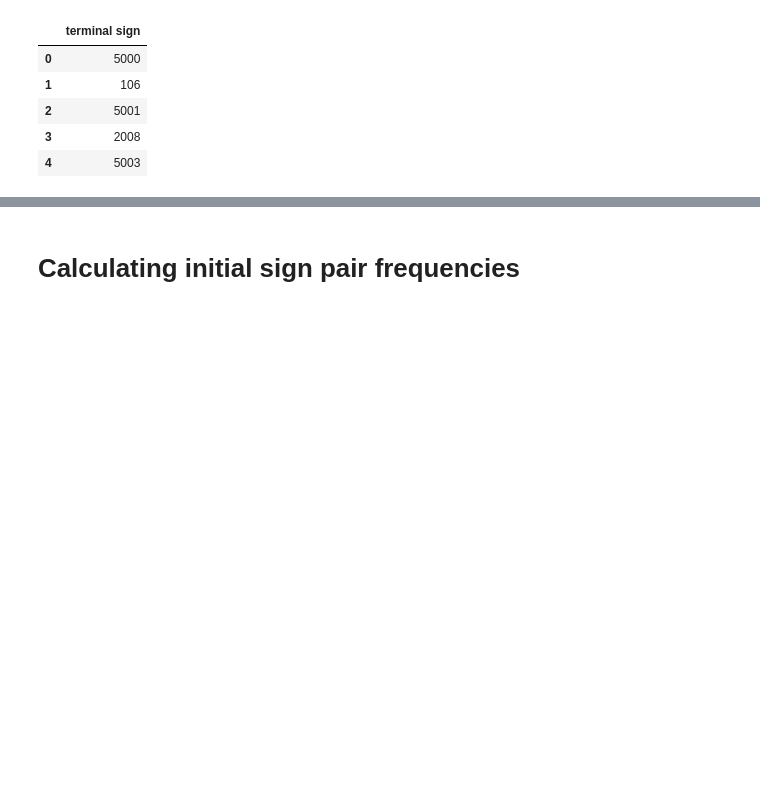
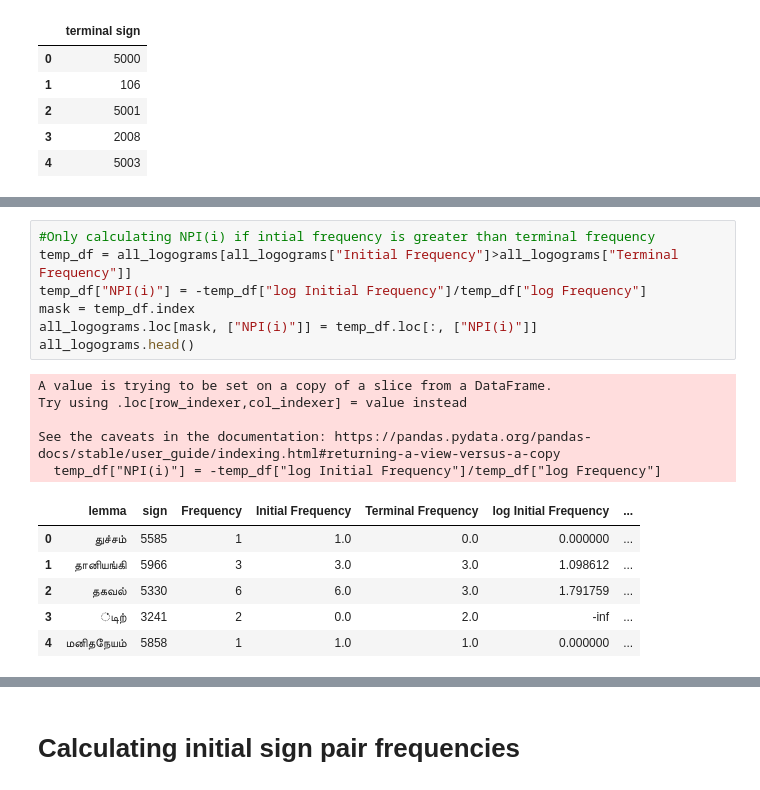
Before and after one commit to Kee2u/Deciphering_the_Indus_Valley_Script, a Jupyter notebook: Multivariate_Segmentation.ipynb, the cells around one changed output, grey strips where cells are left out. Saved outputs shown, nothing was run; the diff lists cells and outputs as text; blank space fills up the shorter version.

```diff
--- a/Multivariate_Segmentation.ipynb
+++ b/Multivariate_Segmentation.ipynb
@@ -139,0 +197,19 @@ terminal_sign_freq_df.head()
+# %%
+#Only calculating NPI(i) if intial frequency is greater than terminal frequency
+temp_df = all_logograms[all_logograms["Initial Frequency"]>all_logograms["Terminal Frequency"]]
+temp_df["NPI(i)"] = -temp_df["log Initial Frequency"]/temp_df["log Frequency"]
+mask = temp_df.index
+all_logograms.loc[mask, ["NPI(i)"]] = temp_df.loc[:, ["NPI(i)"]]
+all_logograms.head()
+# %% [output]
+A value is trying to be set on a copy of a slice from a DataFrame.
+Try using .loc[row_indexer,col_indexer] = value instead
+
+See the caveats in the documentation: https://pandas.pydata.org/pandas-docs/stable/user_guide/indexing.html#returning-a-view-versus-a-copy
+  temp_df["NPI(i)"] = -temp_df["log Initial Frequency"]/temp_df["log Frequency"]
+|  | lemma | sign | Frequency | Initial Frequency | Terminal Frequency | log Initial Frequency | ... |
+| 0 | துச்சம் | 5585 | 1 | 1.0 | 0.0 | 0.000000 | ... |
+| 1 | தானியங்கி | 5966 | 3 | 3.0 | 3.0 | 1.098612 | ... |
+| 2 | தகவல் | 5330 | 6 | 6.0 | 3.0 | 1.791759 | ... |
+| 3 | ்டிற் | 3241 | 2 | 0.0 | 2.0 | -inf | ... |
+| 4 | மனிதநேயம் | 5858 | 1 | 1.0 | 1.0 | 0.000000 | ... |
```
Also changed, not shown: parts of 15 cells of this notebook.
